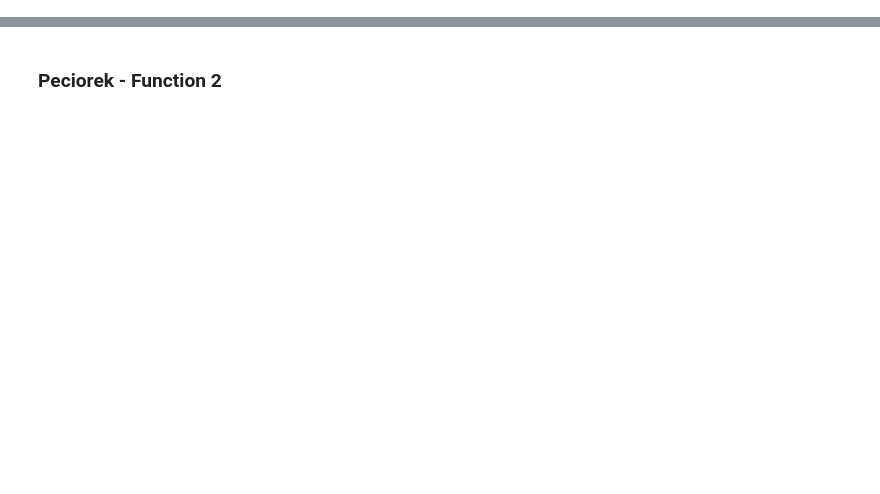
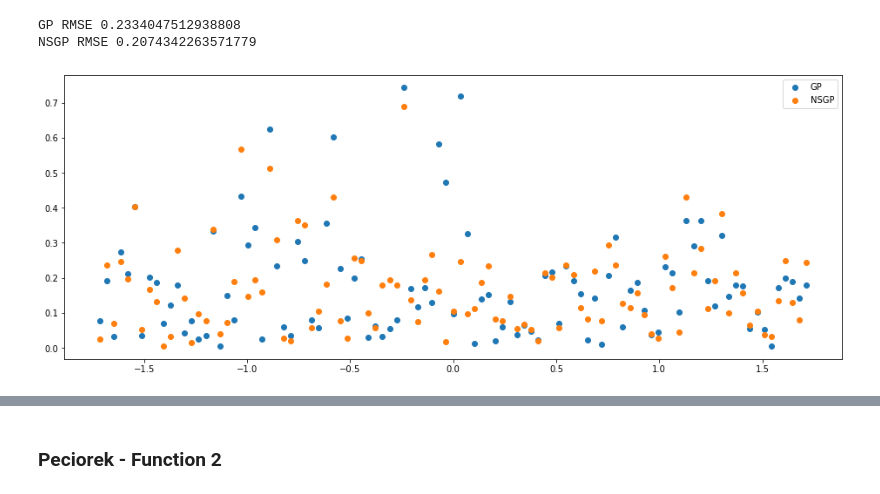
Before and after one commit to patel-zeel/snsgp-torch, a Jupyter notebook: dev/Testing Model.ipynb, the cells around one changed output, grey strips where cells are left out. Saved outputs shown, nothing was run; the diff lists cells and outputs as text; code cells hidden in the pictures; blank space fills up the shorter version.

```diff
--- a/dev/Testing Model.ipynb
+++ b/dev/Testing Model.ipynb
@@ -8,0 +27,17 @@ from GPy.kern import RBF
+# %%
+plt.figure(figsize=(14,10))
+model = GPRegression(X, y, RBF(input_dim=1))
+model.optimize()
+model.plot()
+LLSmodel = LLS(input_dim=1, N_l_bar=1, bounds=(10**-5,10**5))
+LLSmodel.fit(X, y, n_restarts=5)
+pred_y = LLSmodel.predict(X, False, False)
+plt.plot(X.squeeze(), pred_y.squeeze(), '--', color='r', label='NSGP',linewidth=3)
+LLSmodel.get_params()
+# model.predict_lengthscales_(X)
+plt.ylim(-3,3);
+plt.legend()
+plt.figure()
+plt.plot(LLSmodel.predict_lengthscales_(X))
+model,\
+LLSmodel.get_params()
@@ -8,0 +56,18 @@ from GPy.kern import RBF
+# %%
+plt.figure(figsize=(16,6))
+X_trn, X_tst, y_trn, y_tst = train_test_split(X, y, train_size=0.8, random_state=0)
+model = GPRegression(X_trn, y_trn, RBF(input_dim=1))
+model.optimize()
+pred_y = model.predict(X)[0]
+print('GP RMSE', mean_squared_error(y, pred_y, squared=False))
+plt.scatter(X, np.abs(y-pred_y), label='GP')
+LLSmodel = LLS(input_dim=1, N_l_bar=3, bounds=(10**-5,10**5))
+LLSmodel.fit(X_trn, y_trn, n_restarts=5)
+pred_y = LLSmodel.predict(X, False, False)
+print('NSGP RMSE', mean_squared_error(y, pred_y, squared=False))
+plt.scatter(X, np.abs(y-pred_y), label='NSGP');
+plt.legend();
+# %% [output]
+GP RMSE 0.2334047512938808
+NSGP RMSE 0.2074342263571779
+[figure, added]
```
Also changed, not shown: parts of 10 cells of this notebook, 5 other files.
